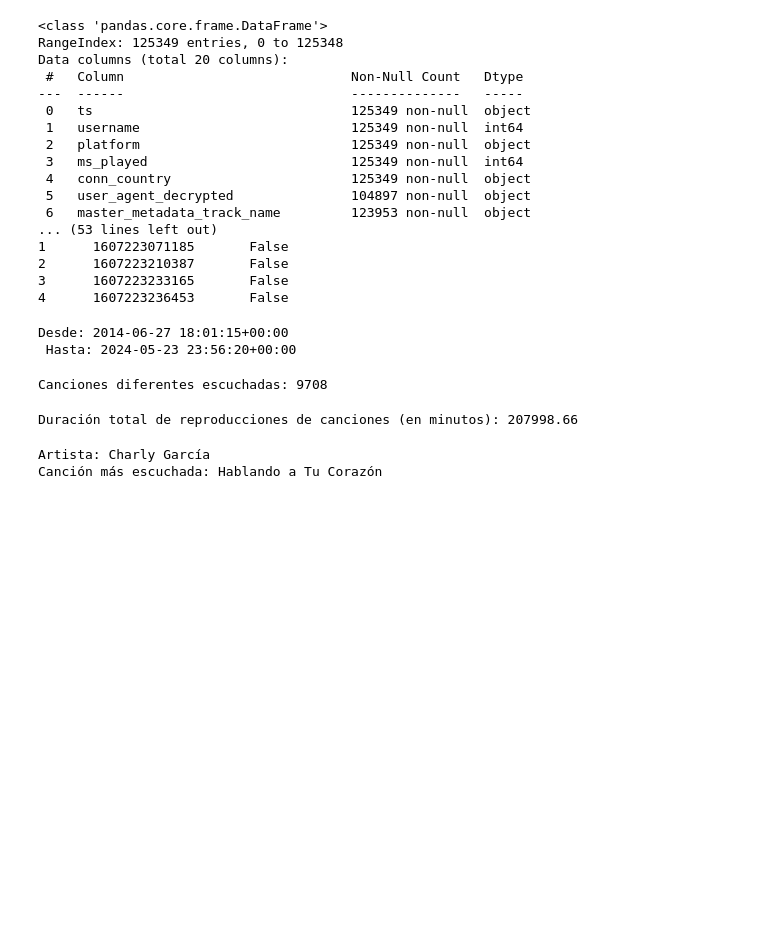
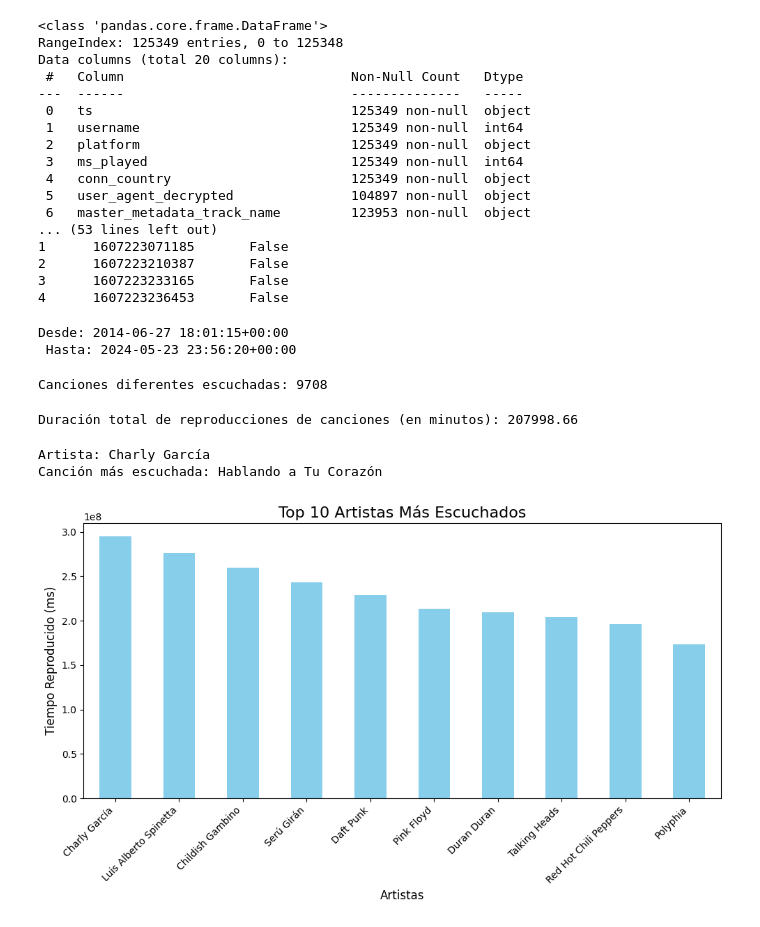
Before and after one commit to benjaiu10/Spotify-Benjamin-Iucht-Manuel-Saadia, a Jupyter notebook: Spotify.ipynb, the cells around one changed output. Cells and saved outputs as stored; diff of their text form; code cells hidden in the pictures; blank space fills up the shorter version.

```diff
--- a/Spotify.ipynb
+++ b/Spotify.ipynb
@@ -132,0 +149,26 @@ artistas_mas_
+# %%
+#Determinar el top 10 de artistas más escuchados . Elegir un tipo de gráfico adecuado para visualizar los resualtados.
+# Filtrar las filas donde el artista no sea nulo
+df = df[df['master_metadata_album_artist_name'].notnull()]
+#notnull
+
+# Agrupar por artista y sumar el tiempo de reproducción (ms_played)
+artist_playtime = df.groupby('master_metadata_album_artist_name')['ms_played'].sum()
+# Ordenar por tiempo de reproducción y seleccionar el Top 10
+top_10_artists = artist_playtime.sort_values(ascending=False).head(10)
+
+# Crear el gráfico de barras
+plt.figure(figsize=(10, 6))
+top_10_artists.plot(kind='bar', color='skyblue')
+
+# Añadir títulos y etiquetas
+plt.title('Top 10 Artistas Más Escuchados', fontsize=16)
+plt.xlabel('Artistas', fontsize=12)
+plt.ylabel('Tiempo Reproducido (ms)', fontsize=12)
+plt.xticks(rotation=45, ha='right')
+
+# Mostrar el gráfico
+plt.tight_layout()
+plt.show()
+# %% [output]
+[figure, added]
```
Also changed, not shown: parts of 5 cells of this notebook, 1 other file.
